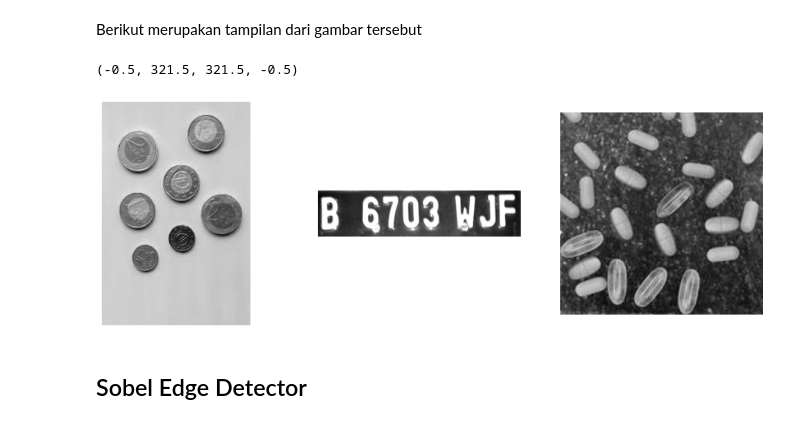
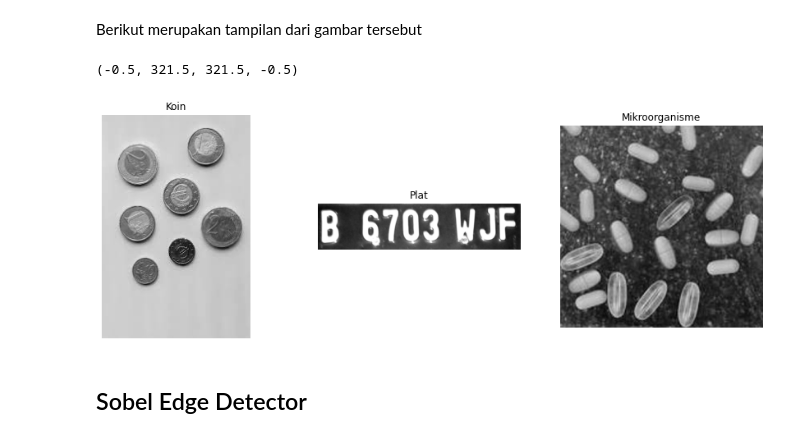
Before and after one commit to fjoeda/pengolahan-citra-dan-visi-komputer, a Jupyter notebook: egde-detection/Tugas Edge Detection.ipynb, the cells around one changed output. Drawn from its saved outputs; the diff is of its cells as text; code cells hidden in the pictures.

```diff
--- a/egde-detection/Tugas Edge Detection.ipynb
+++ b/egde-detection/Tugas Edge Detection.ipynb
@@ -48,15 +48,18 @@ Berikut merupakan tampilan dari gambar tersebut
 # %%
 fig, (im1, im2, im3) = plt.subplots(1,3)
 fig.set_size_inches(15,5)
 im1.imshow(coin_img, cmap='gray')
+im1.set_title("Koin")
 im1.axis('off')
 im2.imshow(plat_img, cmap='gray')
+im2.set_title("Plat")
 im2.axis('off')
 im3.imshow(organism_img, cmap='gray')
+im3.set_title("Mikroorganisme")
 im3.axis('off')
 # %% [output]
 (-0.5, 321.5, 321.5, -0.5)
-[figure, old version]
+[figure, new version]
 # %% [markdown]
 ## Sobel Edge Detector
 # %%
```
Also changed, not shown: parts of 13 cells of this notebook.
